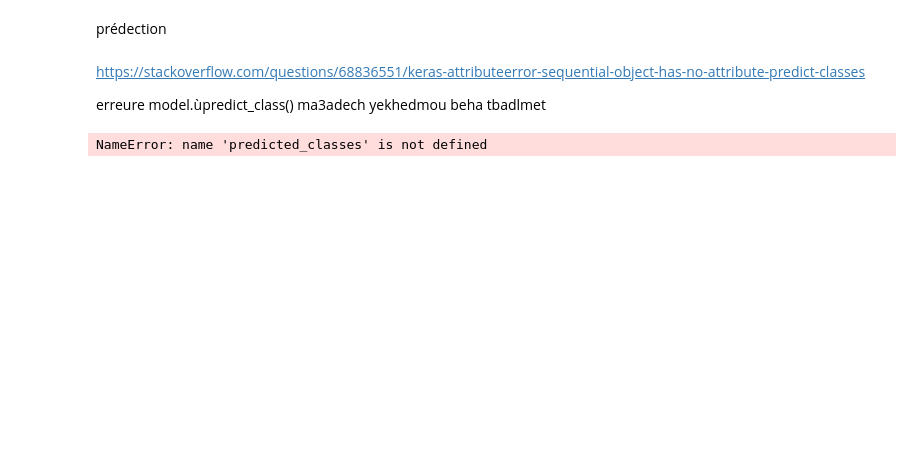
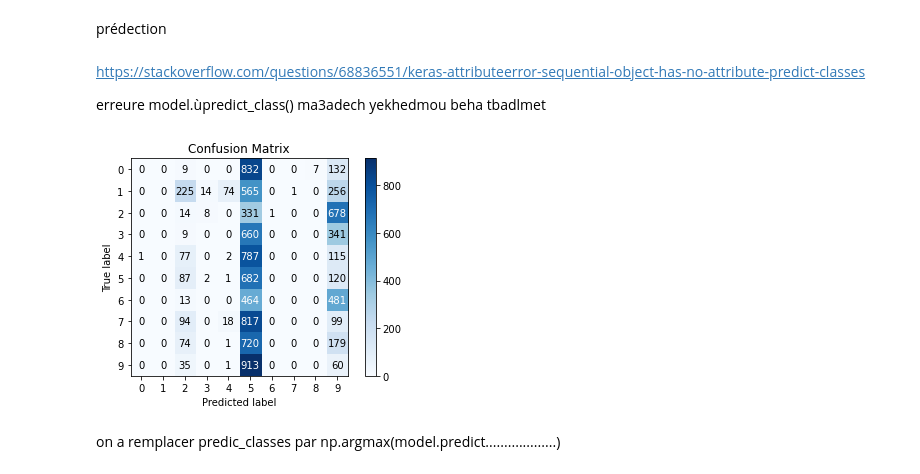
Before and after one commit to Djamel-Mrw/MNIST_KERAS, a Jupyter notebook: Untitled1.ipynb, the cells around one changed output. Cells and saved outputs as stored; diff of their text form; code cells hidden in the pictures; blank space fills up the shorter version.

```diff
--- a/Untitled1.ipynb
+++ b/Untitled1.ipynb
@@ -143,9 +143,9 @@ erreure model.ùpredict_class() ma3adech yekhedmou beha tbadlmet
 # %%
  import scikitplot as skplt
 # %%
-skplt.metrics.plot_confusion_matrix(y_test, predicted_classes,normalize=False)
+skplt.metrics.plot_confusion_matrix(y_test, np.argmax(model.predict(X_test), axis=-1),normalize=False)
 plt.show()
+# %% [output]
+[figure, added]
-# %%
-print (confusion_matrix(y_test, predicted_classes))
-# %% [output]
-NameError: name 'predicted_classes' is not defined
+# %% [markdown]
+on a remplacer predic_classes par np.argmax(model.predict...................)
```
Also changed, not shown: parts of 5 cells of this notebook.
